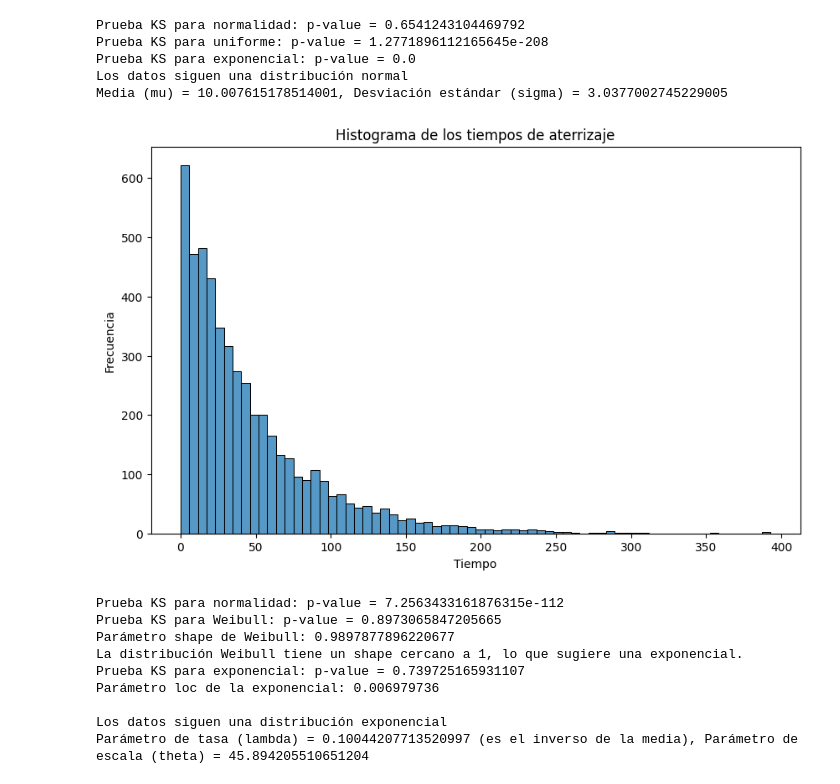
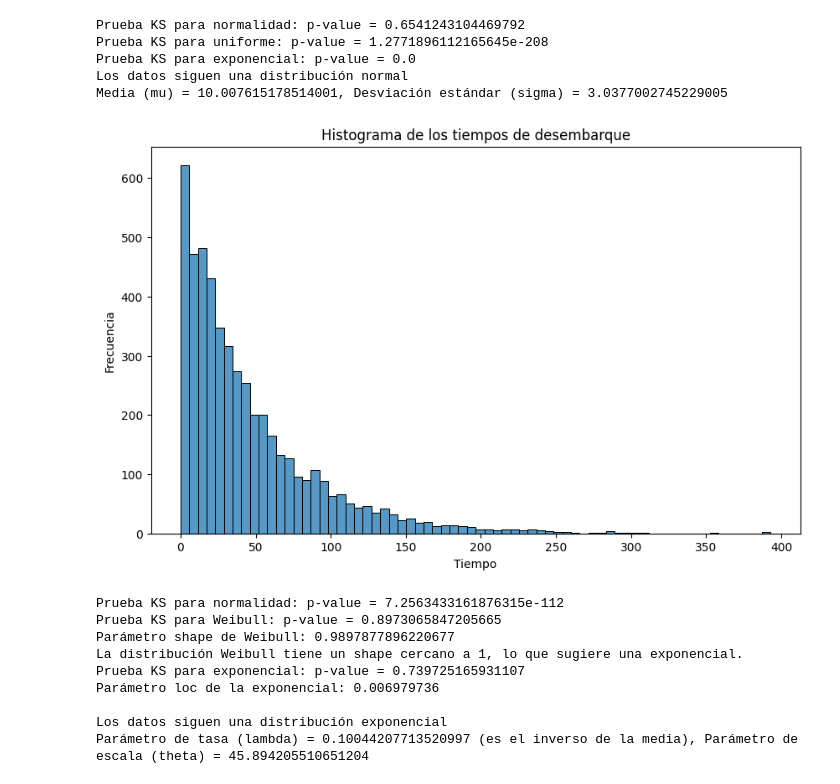
Before and after one commit to RubenGonV/SimP1, a Jupyter notebook: distribuciones.ipynb, the cells around one changed output. Saved outputs shown, nothing was run; the diff lists cells and outputs as text; code cells hidden in the pictures.

```diff
--- a/distribuciones.ipynb
+++ b/distribuciones.ipynb
@@ -70,13 +70,13 @@ datos = np.loadtxt('E7.desembarques.txt')
 # %%
 # 2. Visualizar los datos con un histograma
 plt.figure(figsize=(10, 6))
 sns.histplot(datos)
-plt.title('Histograma de los tiempos de aterrizaje')
+plt.title('Histograma de los tiempos de desembarque')
 plt.xlabel('Tiempo')
 plt.ylabel('Frecuencia')
 plt.show()
 # %% [output]
-[figure, old version]
+[figure, new version]
 # %%
 import numpy as np
 from scipy import stats
```
Also changed, not shown: 2 other files.
